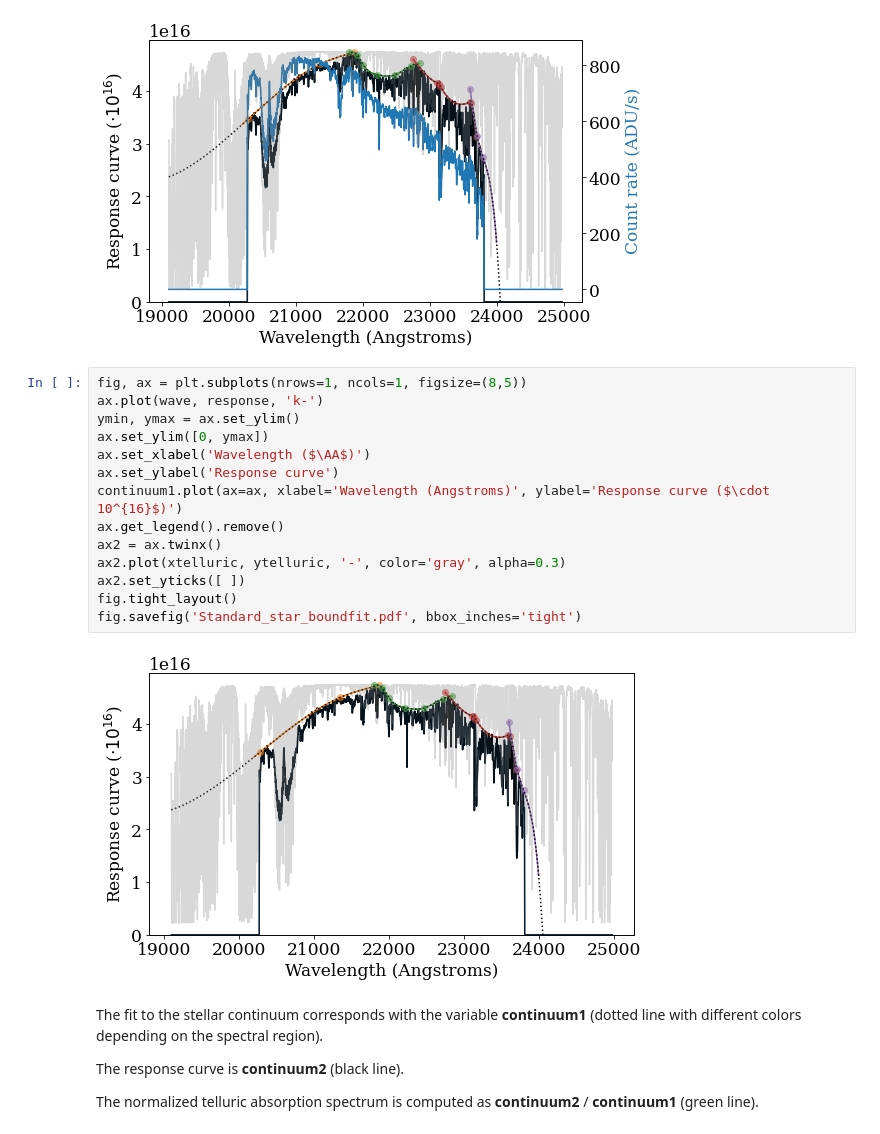
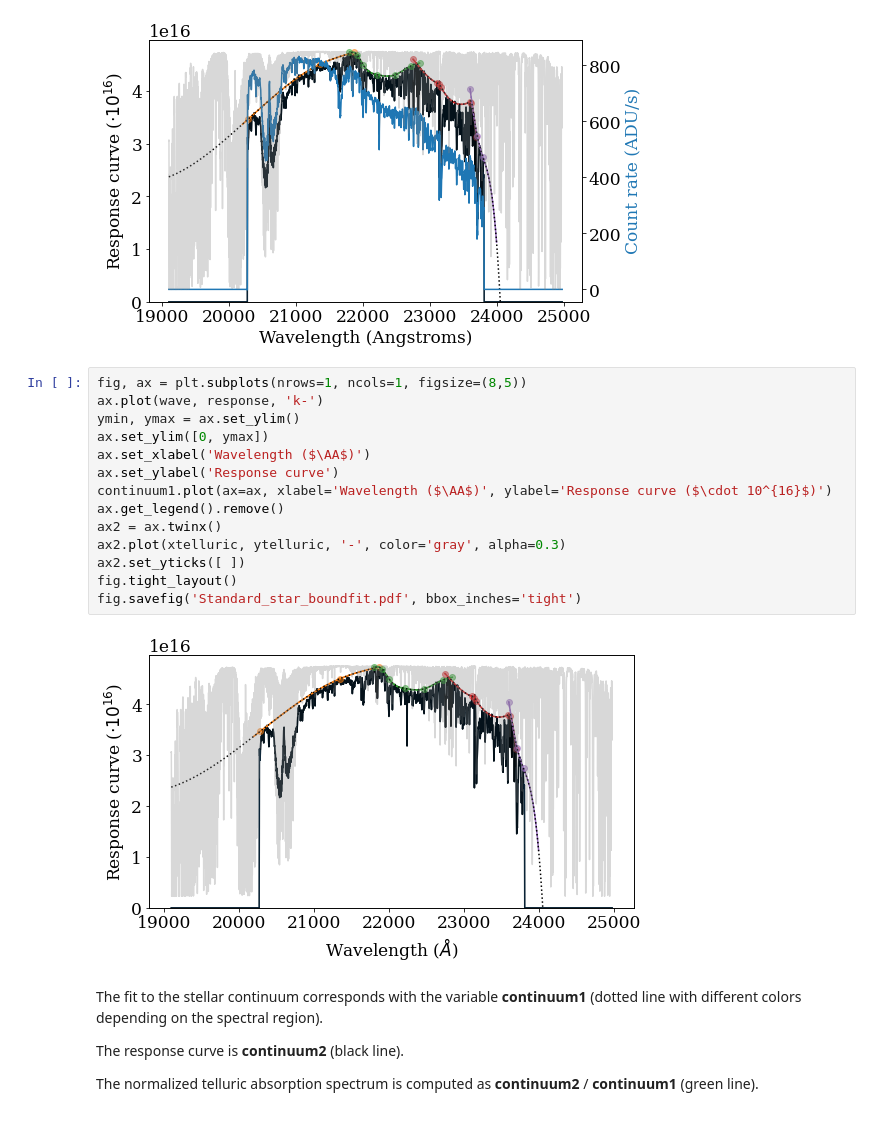
Before and after one commit to criscabe/EMIR, a Jupyter notebook: code/1_Response_curve_EMIR.ipynb, the cells around one changed output. Saved outputs shown, nothing was run; the diff lists cells and outputs as text.

```diff
--- a/code/1_Response_curve_EMIR.ipynb
+++ b/code/1_Response_curve_EMIR.ipynb
@@ -272,19 +272,19 @@ fig.tight_layout()
 # %%
 fig, ax = plt.subplots(nrows=1, ncols=1, figsize=(8,5))
 ax.plot(wave, response, 'k-')
 ymin, ymax = ax.set_ylim()
 ax.set_ylim([0, ymax])
 ax.set_xlabel('Wavelength ($\AA$)')
 ax.set_ylabel('Response curve')
-continuum1.plot(ax=ax, xlabel='Wavelength (Angstroms)', ylabel='Response curve ($\cdot 10^{16}$)')
+continuum1.plot(ax=ax, xlabel='Wavelength ($\AA$)', ylabel='Response curve ($\cdot 10^{16}$)')
 ax.get_legend().remove()
 ax2 = ax.twinx()
 ax2.plot(xtelluric, ytelluric, '-', color='gray', alpha=0.3)
 ax2.set_yticks([ ])
 fig.tight_layout()
 fig.savefig('Standard_star_boundfit.pdf', bbox_inches='tight')
 # %% [output]
-[figure, old version]
+[figure, new version]
 # %% [markdown]
 The fit to the stellar continuum corresponds with the variable **continuum1** (dotted line with different colors depending on the spectral region).
 
```
Also changed, not shown: parts of 1 cell of this notebook.
